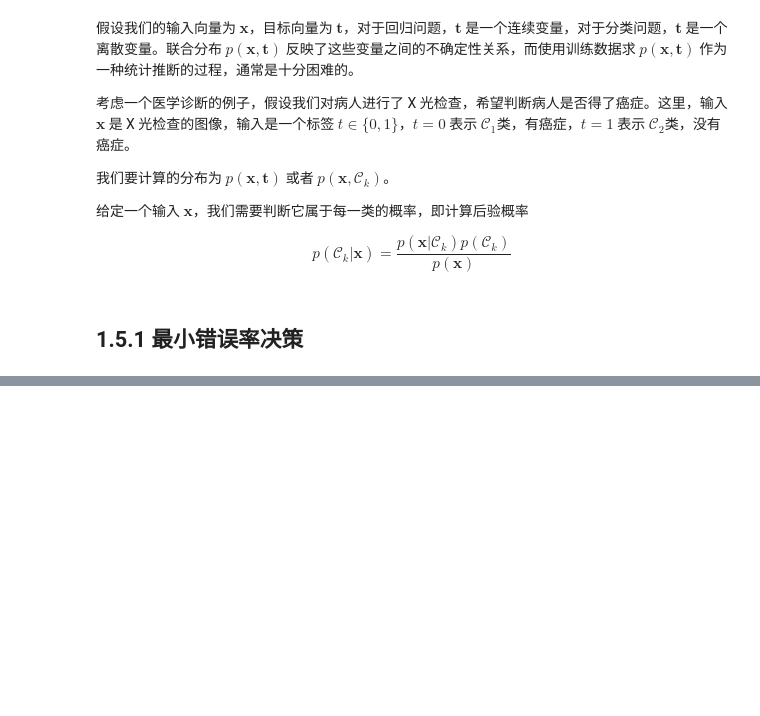
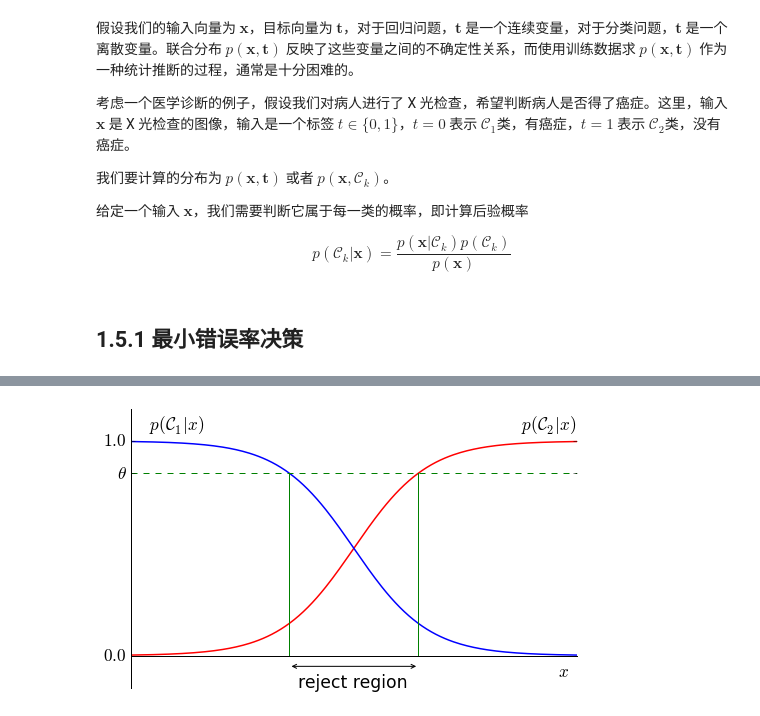
Before and after one commit to wanghaisheng/notes-machine-learning, a Jupyter notebook: Chap-01-Introduction/01-05-Decision-Theory.ipynb, the cells around one changed output, grey strips where cells are left out. Drawn from its saved outputs; the diff is of its cells as text; code cells hidden in the pictures; blank space fills up the shorter version.

```diff
--- a/Chap-01-Introduction/01-05-Decision-Theory.ipynb
+++ b/Chap-01-Introduction/01-05-Decision-Theory.ipynb
@@ -39,0 +126,37 @@ $$
+# %%
+def sigmoid(x):
+    return np.exp(x) / (1 + np.exp(x))
+
+xx = np.linspace(-6, 6, 200)
+yy = sigmoid(xx)
+
+fig, ax = plt.subplots(figsize=(8, 5))
+ax.plot(xx, yy, 'r', xx, 1 - yy, 'b', linewidth=1.5)
+ax.set_xticks([])
+ax.set_ylim([-0.15, 1.15])
+ax.set_yticks([0, 0.85, 1])
+ax.set_yticklabels(["$0.0$", r'$\theta$', "$1.0$"], fontsize="xx-large")
+
+ax.plot([-1.73, -1.73], [0, 0.85], "g")
+ax.plot([1.73, 1.73], [0, 0.85], "g")
+ax.plot([-6, 6], [0.85, 0.85], "g--")
+
+ax.spines['right'].set_color('none')
+ax.spines['top'].set_color('none')
+
+ax.spines['bottom'].set_position(('data',0))
+
+ax.annotate("",
+            xy=(1.73, -0.05), xycoords='data',
+            xytext=(-1.73, -0.05), textcoords='data',
+            arrowprops=dict(arrowstyle="<->",
+                            connectionstyle="arc3"))
+
+ax.text(-5.5, 1.05, '$p(\mathcal{C}_1|x)$', fontsize="xx-large")
+ax.text(4.5, 1.05, '$p(\mathcal{C}_2|x)$', fontsize="xx-large")
+ax.text(-1.5, -0.15, "reject region", fontsize="xx-large")
+ax.text(5.5, -0.1, "$x$", fontsize="xx-large")
+
+plt.show()
+# %% [output]
+[figure, added]
```
Also changed, not shown: parts of 17 cells of this notebook, 4 other files.
